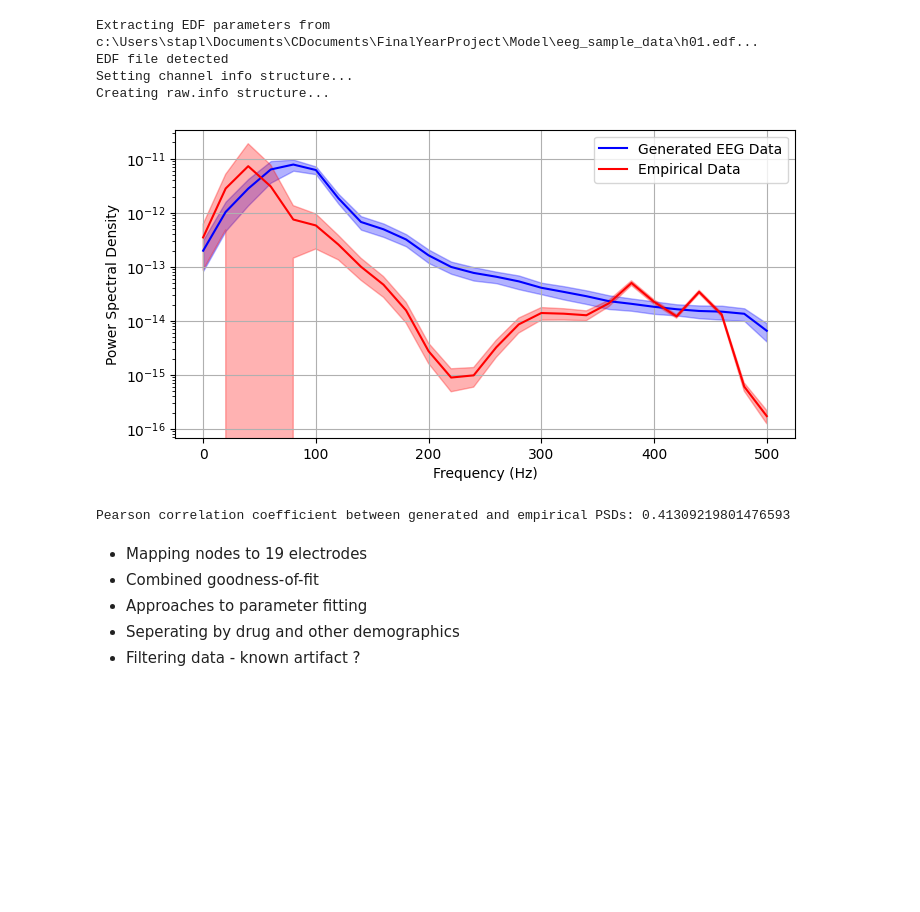
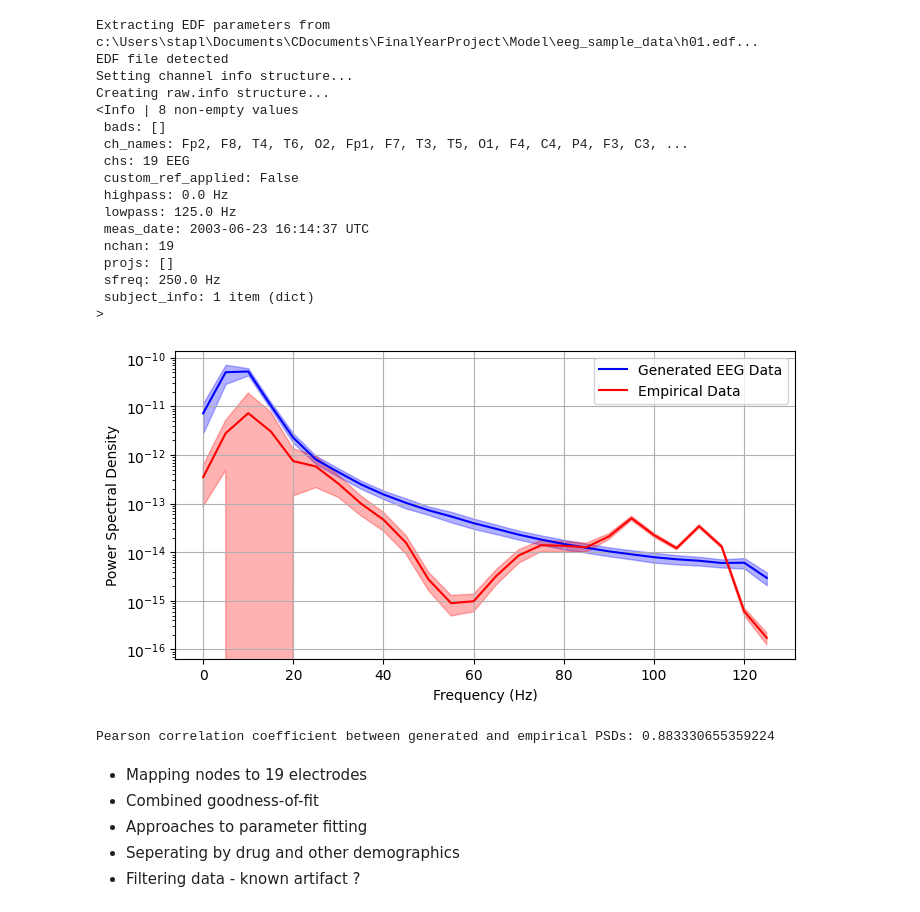
Before and after one commit to emias12/FinalYearProject, a Jupyter notebook: Jansen&Rit.ipynb, the cells around one changed output. Drawn from its saved outputs; the diff is of its cells as text; code cells hidden in the pictures; blank space fills up the shorter version.

```diff
--- a/Jansen&Rit.ipynb
+++ b/Jansen&Rit.ipynb
@@ -165,10 +164,13 @@ k3 = 0.5
 
 V_0 = 0.03 # fraction of deoxygenated blood in resting state
 
+# This is from the Neuromod, but had already got firing rates before converted to voltage above, so
+# probably makes more sense to sum x1 x2 x3 (as all need blood)
 # Calculate firing rates, V_T is EEG like response, r_0 is the sigmoid slope
 firing_rates = sigmoid(V_T, r_0) # sim_length x num_nodes
 
-scaling = 10000
+scaling = 1
+# instead of multiplying by arbitrary factor, can standardise - divide by standard deviation, so sd becomes 1
 
 # ODEs for Balloon Windkessel Model
 def balloon_windkessel_ode(state, t):
@@ -201,10 +203,10 @@ for i in range(total_downsampled_sims):
         # print(int(i/downsample), BOLD_temp[0][25], BOLD_temp[1][25], BOLD_temp[2][25], BOLD_temp[3][25])
         BOLD_vars[int(i/downsample)] = np.copy(BOLD_temp)
 
-
-BOLD_vars_result = BOLD_vars[-400:]
+BOLD_vars_result = BOLD_vars[-sim_length:]
 # Initialize BOLD array - will only take the final sim_length timepoints
 BOLD_array = np.zeros((sim_length, num_nodes))
+
 
 # Generate BOLD array
 for t in range(sim_length):
@@ -213,12 +215,12 @@ for t in range(sim_length):
     BOLD_array[t, :] = V_0 * (k1 * (1 - q) + k2 * (1 - (q/v)) + k3 * (1 - v))
 
 # Now have a sim_lengthx100 BOLD array stored in BOLD_array
-# Calculate the SC from the BOLD signal
+# Calculate the FC from the BOLD signal
 
-SC_matrix = np.corrcoef(BOLD_array.T)
+FC_matrix = np.corrcoef(BOLD_array.T)
 
 plt.figure(figsize=(8, 6))
-plt.imshow(SC_matrix, cmap='RdBu', vmin=-1, vmax=1)
+plt.imshow(FC_matrix, cmap='RdBu', vmin=-1, vmax=1)
 plt.colorbar()
 plt.title('Correlation Matrix')
 plt.xlabel('Node Index')
@@ -246,10 +248,12 @@ from scipy.signal import welch
 
 # Load the EDF file
 raw_eeg_file = mne.io.read_raw_edf('eeg_sample_data/h01.edf')
+print(raw_eeg_file.info)
+
 # Convert the data to a numpy array
 empirical_data = raw_eeg_file.get_data()
 
-# print(V_T_plot.shape) # returns (400, 100) - 400 time points, 100 nodes (brain regions)
+# print(V_T_plot.shape) # returns (600, 100) - 600 time points, 100 nodes (brain regions)
 # print(empirical_data.shape) # returns (19, 231250) - 19 channels/electrodes with 231250 time points
 
 # As values in empirical and generated data are very different, scale based on empirical values
@@ -257,58 +261,66 @@ empirical_data = raw_eeg_file.get_data()
 scaling_factor = np.max(empirical_data) / np.max(V_T_plot)
 scaled_gen_data = (V_T_plot * scaling_factor).T
 
-sfreq_gen = 1 / dt # Sampling frequency (Hz) (with 0.001, so 1000)
-sfreq_emp = 250 # (Hz)
+freq  = 250
 nperseg = 50 # Number of points in output window
 
 # Calculate the Hamming window
 window = np.hamming(nperseg)
 
-# Use the maximum sampling frequency for both datasets
-sfreq_max = max(sfreq_gen, sfreq_emp)
-
-# Compute the frequency axis using the maximum sampling frequency
-frequencies = np.fft.rfftfreq(nperseg, d=1/sfreq_max)
+frequencies = np.fft.rfftfreq(nperseg, d=1/freq)
 
 # Calculate PSD for generated data
 psd_gen = np.zeros((scaled_gen_data.shape[0], len(frequencies))) # (100, 26)
-for i, channel_data in enumerate(scaled_gen_data): # 0 (400,), 1 (400, ), ... 99 (400, )
-    f, power_spectrum = welch(channel_data, fs=sfreq_gen, window=window, nperseg=nperseg, noverlap=nperseg//2)
+for i, channel_data in enumerate(scaled_gen_data):
+    f, power_spectrum = welch(channel_data, fs=freq, window=window, nperseg=nperseg, noverlap=nperseg//2)
     psd_gen[i, :] = power_spectrum
 
 plt.figure(figsize=(8, 4))
 plt.semilogy(frequencies, psd_gen.mean(axis=0), label='Generated EEG Data', color='blue')
 # Plot with shaded +- 1 standard deviation above and below
 plt.fill_between(frequencies, psd_gen.mean(axis=0) - psd_gen.std(axis=0), psd_gen.mean(axis=0) + psd_gen.std(axis=0), alpha=0.3, color='blue')
 
 # Calculate PSD for empirical data
 psd_empirical = np.zeros((empirical_data.shape[0], len(frequencies))) # (19, 26)
-for i, channel_data in enumerate(empirical_data): # 0 (231250,), 1 (231250, ), ... 18 (231250, )
+for i, channel_data in enumerate(empirical_data):
     # 250 is taken from data source: https://repod.icm.edu.pl/dataset.xhtml?persistentId=doi:10.18150/repod.0107441
-    f, power_spectrum = welch(channel_data, fs=sfreq_emp , window=window, nperseg=nperseg, noverlap=nperseg//2)
+    f, power_spectrum = welch(channel_data, fs=freq , window=window, nperseg=nperseg, noverlap=nperseg//2)
     psd_empirical[i, :] = power_spectrum
 
 plt.semilogy(frequencies, psd_empirical.mean(axis=0), label='Empirical Data', color='red')
 # Plot with shaded +- 1 standard deviation above and below
 plt.fill_between(frequencies, psd_empirical.mean(axis=0) - psd_empirical.std(axis=0), psd_empirical.mean(axis=0) + psd_empirical.std(axis=0), alpha=0.3, color='red')
 
 plt.xlabel('Frequency (Hz)')
 plt.ylabel('Power Spectral Density')
 plt.legend()
 plt.grid(True)
 plt.show()
 
 # Compute the Pearson correlation between the PSDs - will compare mean at each 26 frequency points
 correlation_coefficient, _ = pearsonr(psd_gen.mean(axis=0), psd_empirical.mean(axis=0))
 
 print("Pearson correlation coefficient between generated and empirical PSDs:", correlation_coefficient)
 # %% [output]
 Extracting EDF parameters from c:\Users\stapl\Documents\CDocuments\FinalYearProject\Model\eeg_sample_data\h01.edf...
 EDF file detected
 Setting channel info structure...
 Creating raw.info structure...
+<Info | 8 non-empty values
+ bads: []
+ ch_names: Fp2, F8, T4, T6, O2, Fp1, F7, T3, T5, O1, F4, C4, P4, F3, C3, ...
+ chs: 19 EEG
+ custom_ref_applied: False
+ highpass: 0.0 Hz
+ lowpass: 125.0 Hz
+ meas_date: 2003-06-23 16:14:37 UTC
+ nchan: 19
+ projs: []
+ sfreq: 250.0 Hz
+ subject_info: 1 item (dict)
+>
-[figure, old version]
+[figure, new version]
-Pearson correlation coefficient between generated and empirical PSDs: 0.41309219801476593
+Pearson correlation coefficient between generated and empirical PSDs: 0.883330655359224
 # %% [markdown]
  - Mapping nodes to 19 electrodes
  - Combined goodness-of-fit
```
Also changed, not shown: parts of 5 cells of this notebook.
